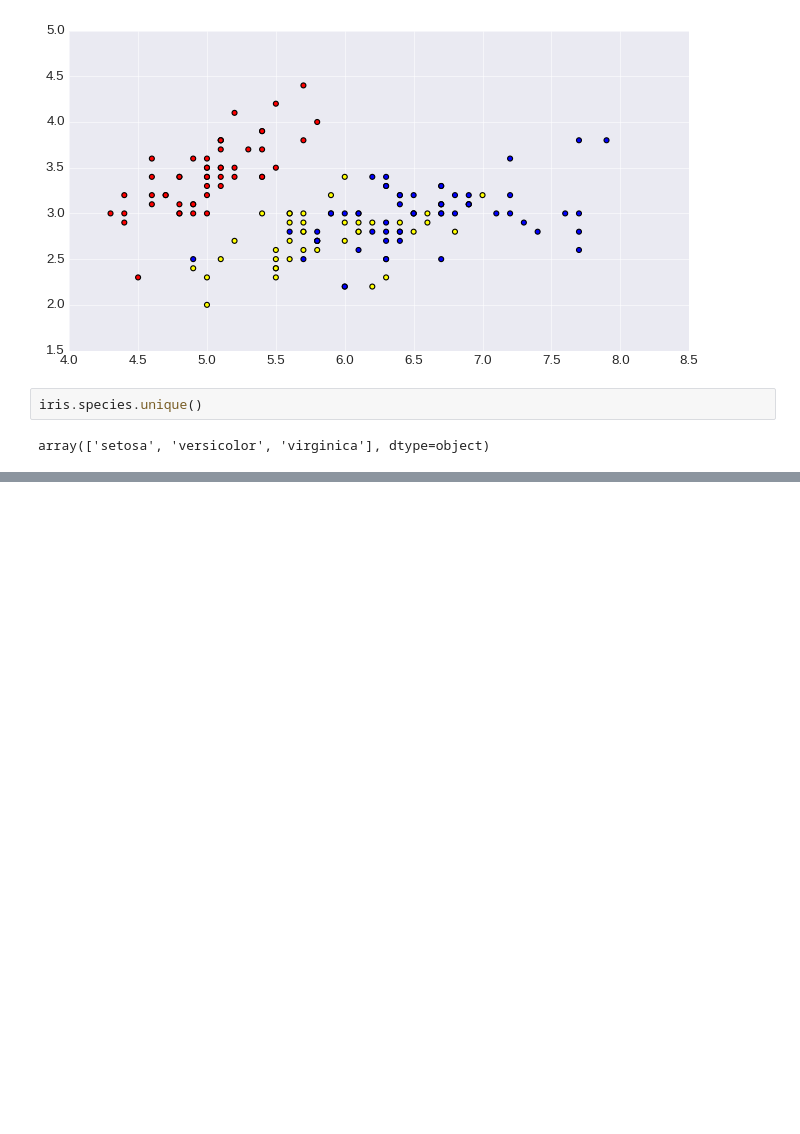
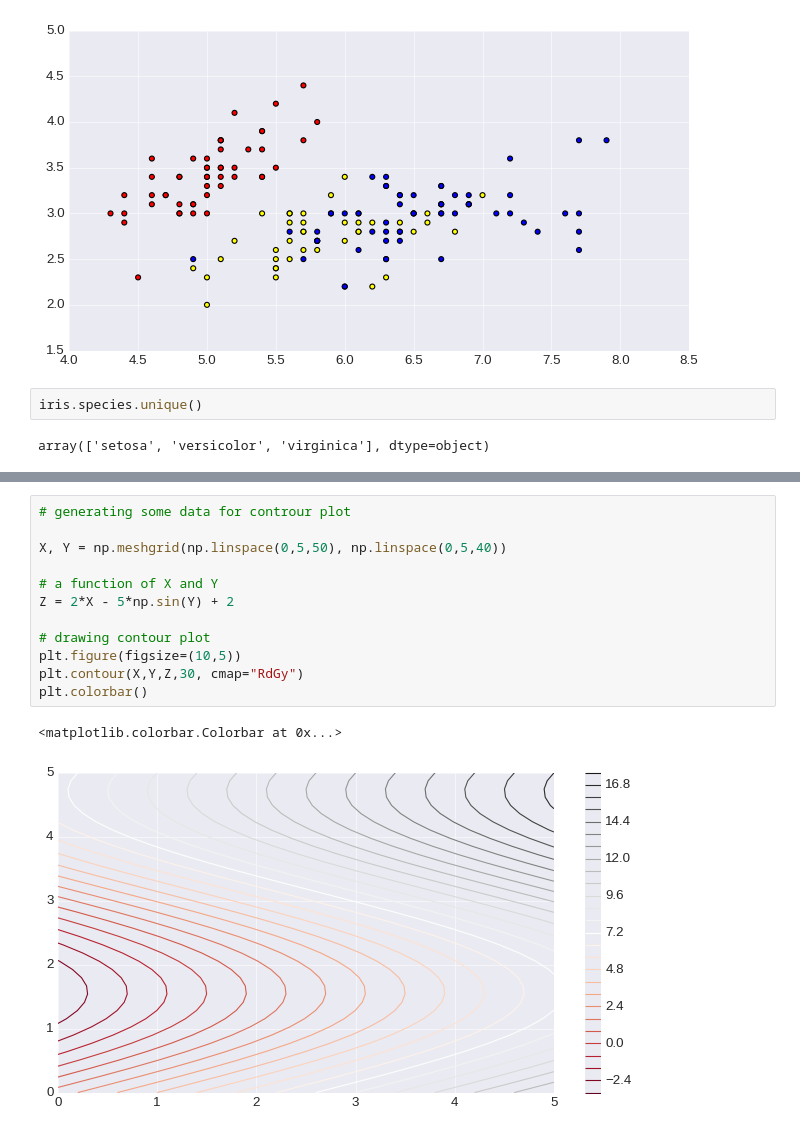
Before and after one commit to mirpouya/Basics-of-ML, a Jupyter notebook: Matplotlib_Intermediate.ipynb, the cells around one changed output, grey strips where cells are left out. Drawn from its saved outputs; the diff is of its cells as text; blank space fills up the shorter version.

```diff
--- a/Matplotlib_Intermediate.ipynb
+++ b/Matplotlib_Intermediate.ipynb
@@ -225,0 +260,15 @@ array(['setosa', 'versicolor', 'virginica'], dtype=object)
+# %%
+# generating some data for controur plot
+
+X, Y = np.meshgrid(np.linspace(0,5,50), np.linspace(0,5,40))
+
+# a function of X and Y
+Z = 2*X - 5*np.sin(Y) + 2
+
+# drawing contour plot
+plt.figure(figsize=(10,5))
+plt.contour(X,Y,Z,30, cmap="RdGy")
+plt.colorbar()
+# %% [output]
+<matplotlib.colorbar.Colorbar at 0x...>
+[figure, added]
```
Also changed, not shown: parts of 9 cells of this notebook.
